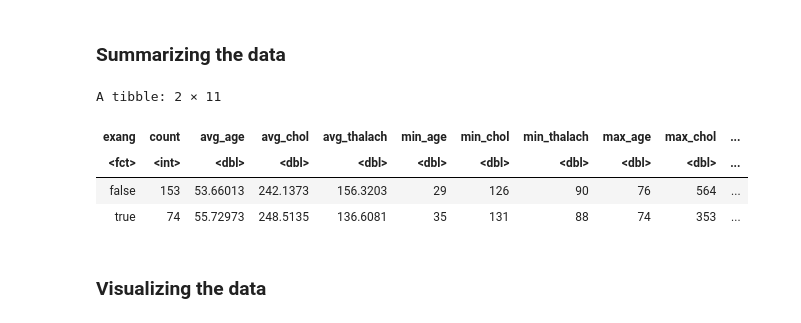
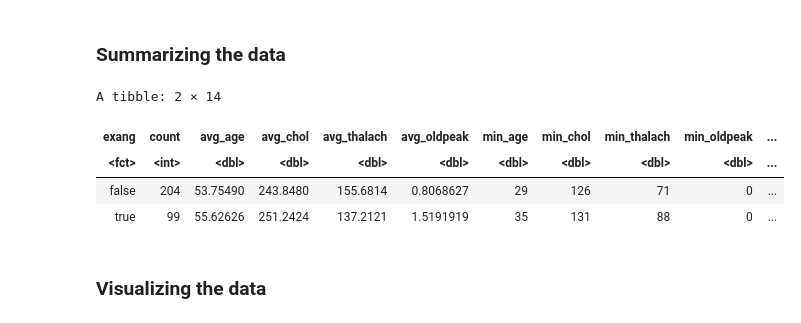
Before and after one commit to kakeysword/dsci100-heart-disease, a Jupyter notebook: group report.ipynb, the cells around one changed output. Drawn from its saved outputs; the diff is of its cells as text; code cells hidden in the pictures.

```diff
--- a/group report.ipynb
+++ b/group report.ipynb
@@ -59,7 +64,7 @@ set.seed(1)
 ## Loading data set with a url
 file_url <- "http://raw.githubusercontent.com/kakeysword/dsci100-heart-disease/main/cleve.mod"
 
-heart_disease_data <- read_delim(url(file_url), ",", skip = 19, col_names = FALSE)
+heart_disease_data <- read_delim(url(file_url), ",", skip = 19, col_names = FALSE, show_col_types = FALSE)
 
 ## Assigning column names to the data set
 heart_disease_clean <- heart_disease_data |>
@@ -75,7 +80,6 @@ heart_disease_clean <- mutate_at(heart_disease_clean,
     mutate(exang = fct_recode(exang, "false"="fal" , "true"= "true"))|>
     select(exang, age, trestbps, chol, thalach, ca, oldpeak)
 
-#selecting our choosen variables,
+# Selecting our choosen variables
 heart_disease_final <- heart_disease_clean |> select(exang, age, chol, thalach, oldpeak)
-heart_disease_final
 # %% [output]
@@ -121,26 +98,29 @@ A tibble: 303 × 5
 # %%
 ## Data to see number of occurences of exercise-induced angina
 
-sum_heart_disease <- heart_disease_train |>
+sum_heart_disease <- heart_disease_final |>
     group_by(exang) |>
     summarize(count = n(),
              avg_age = mean(age),
              avg_chol = mean(chol),
              avg_thalach = mean(thalach),
+             avg_oldpeak = mean(oldpeak),
              min_age = min(age),
              min_chol = min(chol),
              min_thalach = min(thalach),
+             min_oldpeak = min(oldpeak),
              max_age = max(age),
              max_chol = max(chol),
-             max_thalach = max(thalach))
+             max_thalach = max(thalach),
+             max_oldpeak = max(oldpeak))
 
 sum_heart_disease
 # %% [output]
-A tibble: 2 × 11
+A tibble: 2 × 14
-| exang | count | avg_age | avg_chol | avg_thalach | min_age | min_chol | min_thalach | max_age | max_chol | ... |
+| exang | count | avg_age | avg_chol | avg_thalach | avg_oldpeak | min_age | min_chol | min_thalach | min_oldpeak | ... |
 | <fct> | <int> | <dbl> | <dbl> | <dbl> | <dbl> | <dbl> | <dbl> | <dbl> | <dbl> | ... |
-| false | 153 | 53.66013 | 242.1373 | 156.3203 | 29 | 126 | 90 | 76 | 564 | ... |
-| true | 74 | 55.72973 | 248.5135 | 136.6081 | 35 | 131 | 88 | 74 | 353 | ... |
+| false | 204 | 53.75490 | 243.8480 | 155.6814 | 0.8068627 | 29 | 126 | 71 | 0 | ... |
+| true | 99 | 55.62626 | 251.2424 | 137.2121 | 1.5191919 | 35 | 131 | 88 | 0 | ... |
 # %% [markdown]
 ### Visualizing the data
 # %%
```
Also changed, not shown: parts of 12 cells of this notebook.
